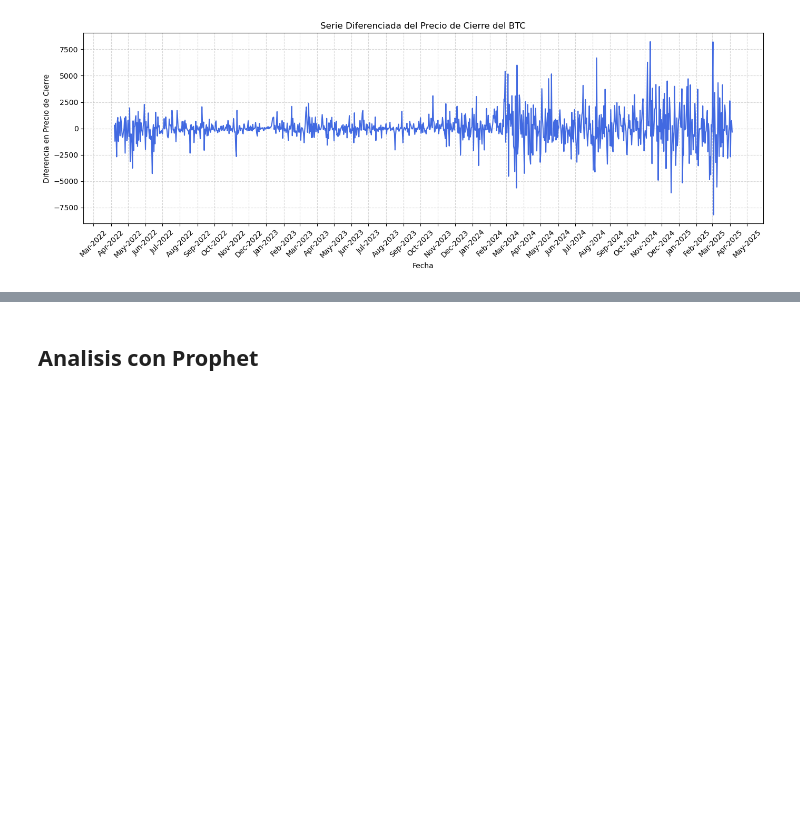
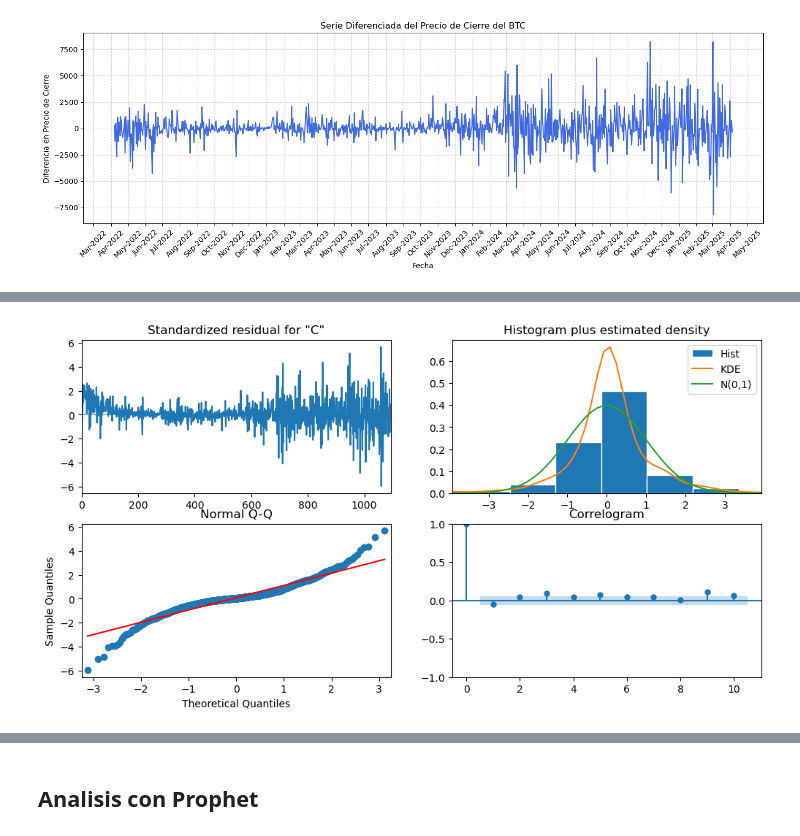
Before and after one commit to seba098098/Projecto_TRM, a Jupyter notebook: Notebooks/04_Modelado_Predictivo_Con_ML..ipynb, the cells around one changed output, grey strips where cells are left out. Saved outputs shown, nothing was run; the diff lists cells and outputs as text; code cells hidden in the pictures; blank space fills up the shorter version.

```diff
--- a/Notebooks/04_Modelado_Predictivo_Con_ML..ipynb
+++ b/Notebooks/04_Modelado_Predictivo_Con_ML..ipynb
@@ -164,0 +224,11 @@ Vemos que los valores de la serie diferenciada giran entorno al eje horizontal y
+# %%
+from statsmodels.tsa.arima.model import ARIMA
+
+# Entrenar el modelo ARIMA con (p=1, d=0, q=1) como ejemplo, ya que la serie ya está diferenciada
+modelo = ARIMA(df_btc['Close'], order=(11, 3, 13))  # d=0 porque ya está diferenciada
+modelo_entrenado = modelo.fit()
+# %%
+modelo_entrenado.plot_diagnostics(figsize=(12, 6))
+plt.show()
+# %% [output]
+[figure, added]
```
Also changed, not shown: parts of 18 cells of this notebook.
